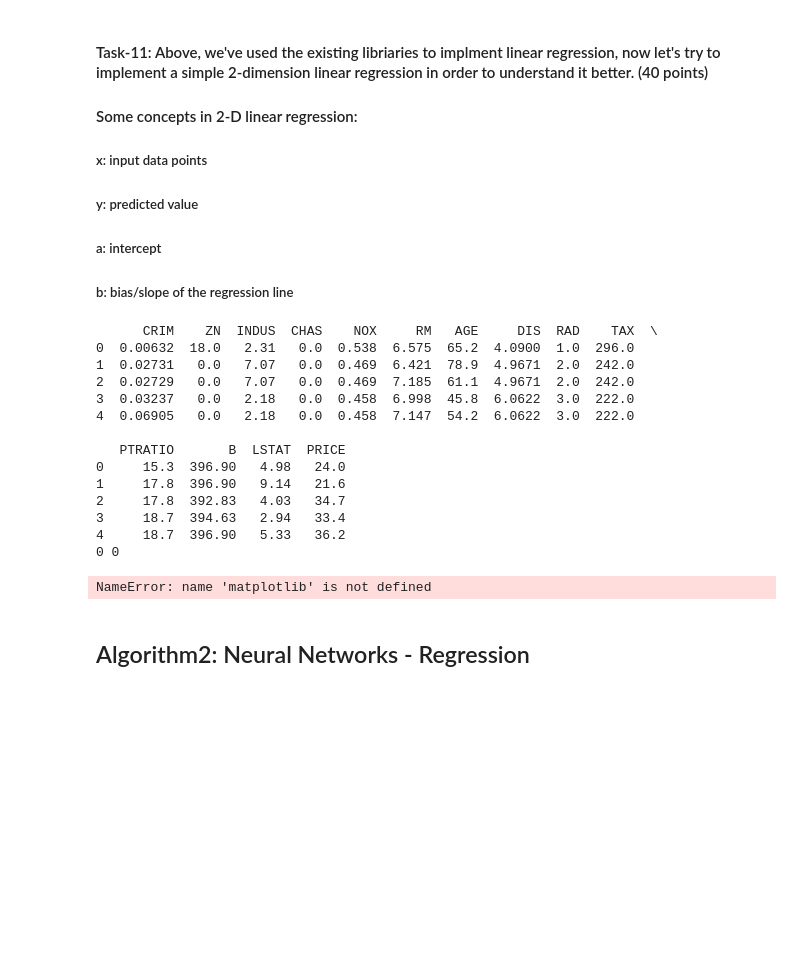
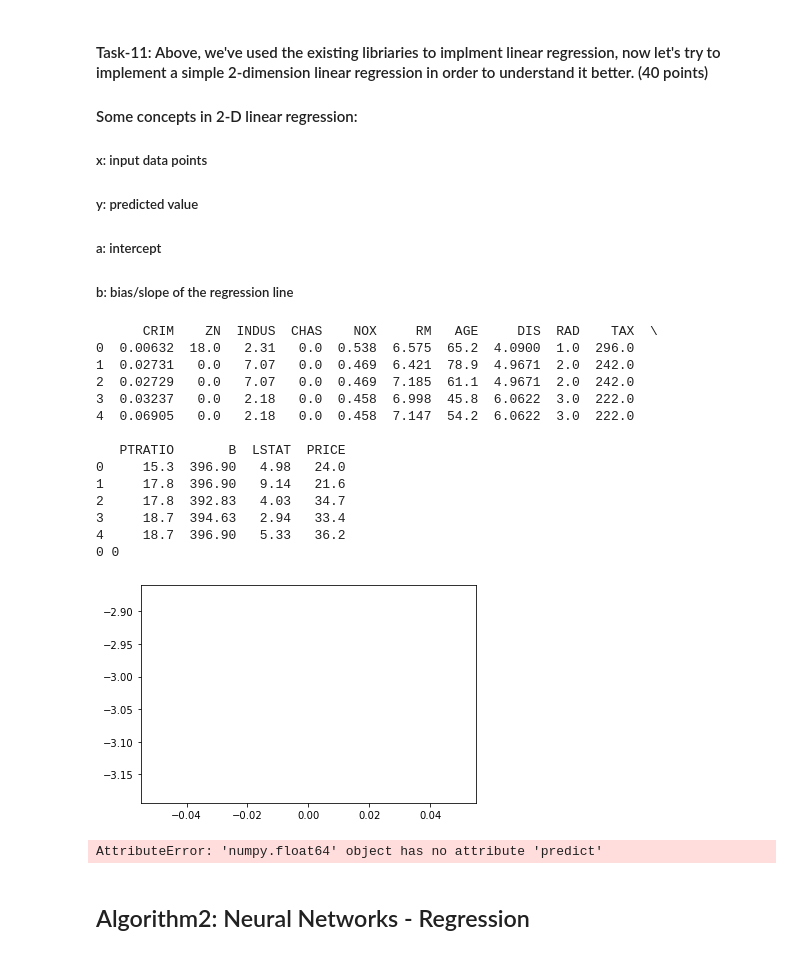
Before and after one commit to SSShinorina/Machine-Learning, a Jupyter notebook: Assignment2_regression.ipynb, the cells around one changed output. Saved outputs shown, nothing was run; the diff lists cells and outputs as text; code cells hidden in the pictures; blank space fills up the shorter version.

```diff
--- a/Assignment2_regression.ipynb
+++ b/Assignment2_regression.ipynb
@@ -325,36 +325,37 @@ print(a, b)
 
 # Step 5: calculate R-squared value to evaluate our current model.
 # for R-squared, refer to https://www.ncl.ac.uk/webtemplate/ask-assets/external/maths-resources/statistics/regression-and-correlation/coefficient-of-determination-r-squared.html#:~:text=%C2%AFy)2.-,R%202%20%3D%201%20%E2%88%92%20sum%20squared%20regression%20(SSR)%20total,from%20the%20mean%20all%20squared.
 
 r2 = r2_score(X, Y)
 
 
 #Step 6: plot our regression model (the line in this example) by using plt (matplotlib.pyplot)
 
-plt = matplotlib.pyplot(r2)
+plt.plot(r2)
 
 plt.show()
 
 # Step 7: predict result (i.e., PRICE vallue) for a given unseen point (give a value to x_unseen)
 
-predicate = pd.predict(X_unseen)
+predicate = r2.predict(X_unseen)
 print(predicate)
 # %% [output]
       CRIM    ZN  INDUS  CHAS    NOX     RM   AGE     DIS  RAD    TAX  \
 0  0.00632  18.0   2.31   0.0  0.538  6.575  65.2  4.0900  1.0  296.0
 1  0.02731   0.0   7.07   0.0  0.469  6.421  78.9  4.9671  2.0  242.0
 2  0.02729   0.0   7.07   0.0  0.469  7.185  61.1  4.9671  2.0  242.0
 3  0.03237   0.0   2.18   0.0  0.458  6.998  45.8  6.0622  3.0  222.0
 4  0.06905   0.0   2.18   0.0  0.458  7.147  54.2  6.0622  3.0  222.0
 
    PTRATIO       B  LSTAT  PRICE
 0     15.3  396.90   4.98   24.0
 1     17.8  396.90   9.14   21.6
 2     17.8  392.83   4.03   34.7
 3     18.7  394.63   2.94   33.4
 4     18.7  396.90   5.33   36.2
 0 0
+[figure, added]
-NameError: name 'matplotlib' is not defined
+AttributeError: 'numpy.float64' object has no attribute 'predict'
 # %% [markdown]
 ## Algorithm2: Neural Networks - Regression
 # %%
```
Also changed, not shown: parts of 8 cells of this notebook, 1 other file.
